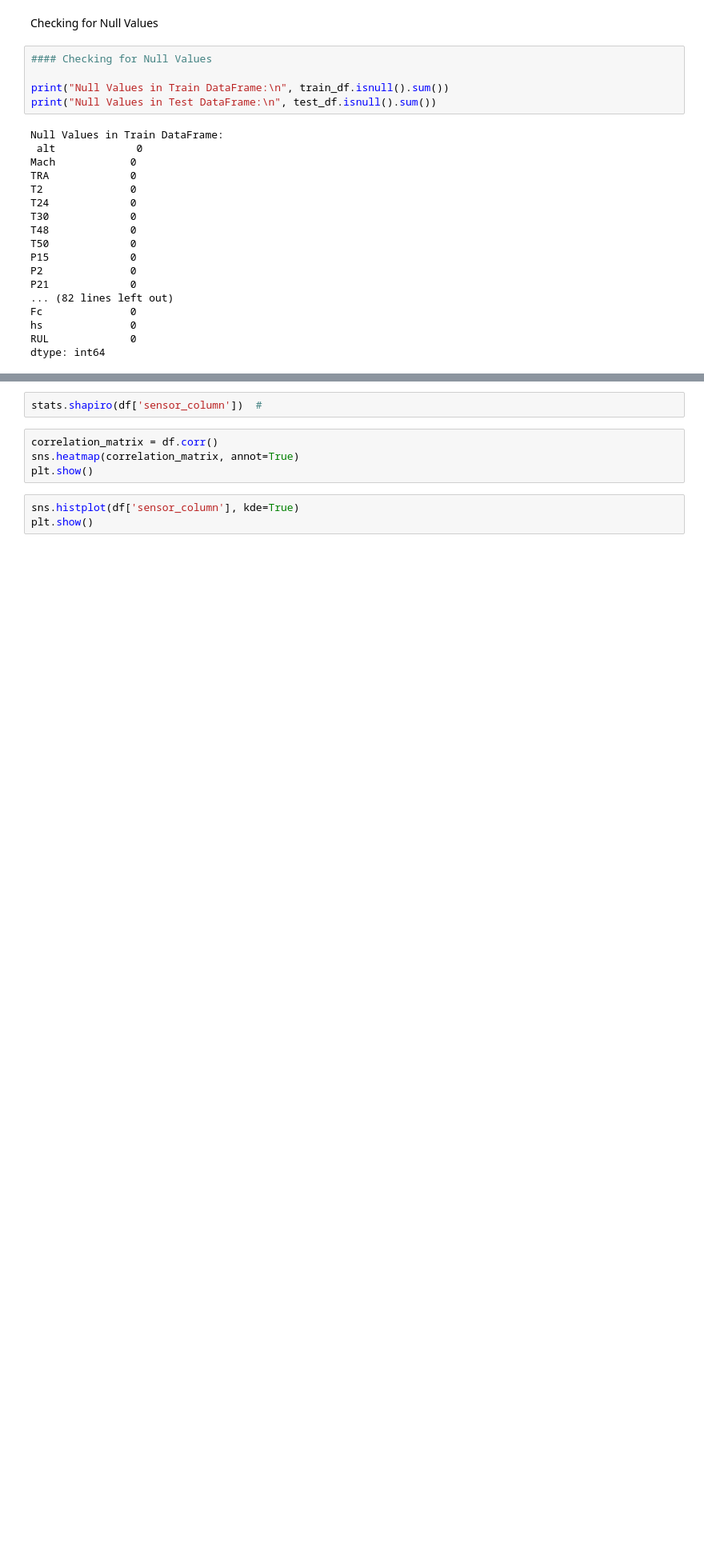
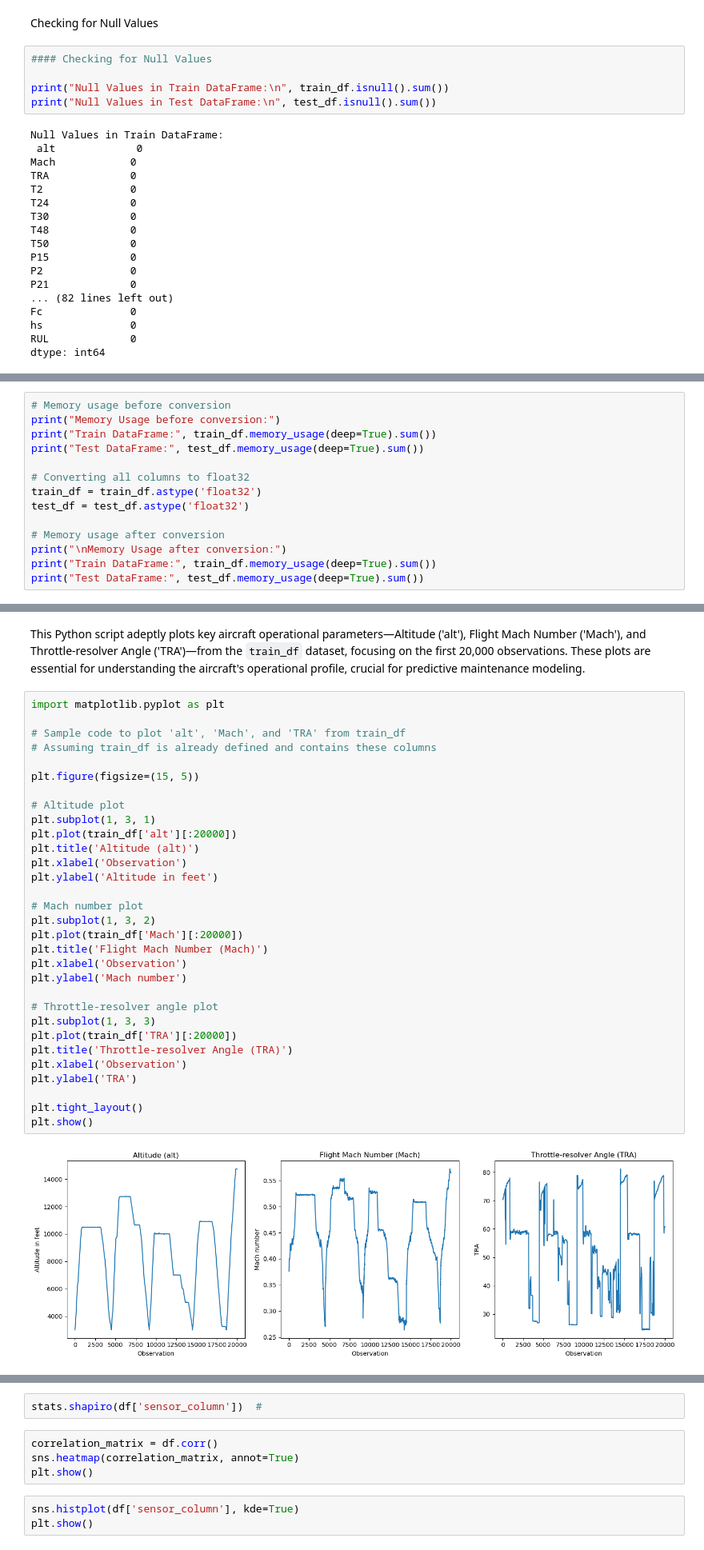
Before and after one commit to Iraj-Ahangari/Turbofan-RUL-Prediction, a Jupyter notebook: notebooks/Preprocessing.ipynb, the cells around one changed output, grey strips where cells are left out. Shown at 80% size. Drawn from its saved outputs; the diff is of its cells as text; blank space fills up the shorter version.

Commit message:
Optimized memory usage by converting DataFrames to float32 and added comprehensive plots.

```diff
--- a/notebooks/Preprocessing.ipynb
+++ b/notebooks/Preprocessing.ipynb
@@ -163,0 +182,14 @@ print(df.describe())
+# %%
+# Memory usage before conversion
+print("Memory Usage before conversion:")
+print("Train DataFrame:", train_df.memory_usage(deep=True).sum())
+print("Test DataFrame:", test_df.memory_usage(deep=True).sum())
+
+# Converting all columns to float32
+train_df = train_df.astype('float32')
+test_df = test_df.astype('float32')
+
+# Memory usage after conversion
+print("\nMemory Usage after conversion:")
+print("Train DataFrame:", train_df.memory_usage(deep=True).sum())
+print("Test DataFrame:", test_df.memory_usage(deep=True).sum())
@@ -163,0 +207,35 @@ print(df.describe())
+# %% [markdown]
+This Python script adeptly plots key aircraft operational parameters—Altitude ('alt'), Flight Mach Number ('Mach'), and Throttle-resolver Angle ('TRA')—from the `train_df` dataset, focusing on the first 20,000 observations. These plots are essential for understanding the aircraft's operational profile, crucial for predictive maintenance modeling.
+# %%
+import matplotlib.pyplot as plt
+
+# Sample code to plot 'alt', 'Mach', and 'TRA' from train_df
+# Assuming train_df is already defined and contains these columns
+
+plt.figure(figsize=(15, 5))
+
+# Altitude plot
+plt.subplot(1, 3, 1)
+plt.plot(train_df['alt'][:20000])
+plt.title('Altitude (alt)')
+plt.xlabel('Observation')
+plt.ylabel('Altitude in feet')
+
+# Mach number plot
+plt.subplot(1, 3, 2)
+plt.plot(train_df['Mach'][:20000])
+plt.title('Flight Mach Number (Mach)')
+plt.xlabel('Observation')
+plt.ylabel('Mach number')
+
+# Throttle-resolver angle plot
+plt.subplot(1, 3, 3)
+plt.plot(train_df['TRA'][:20000])
+plt.title('Throttle-resolver Angle (TRA)')
+plt.xlabel('Observation')
+plt.ylabel('TRA')
+
+plt.tight_layout()
+plt.show()
+# %% [output]
+[figure, added]
```
Also changed, not shown: parts of 21 cells of this notebook.
